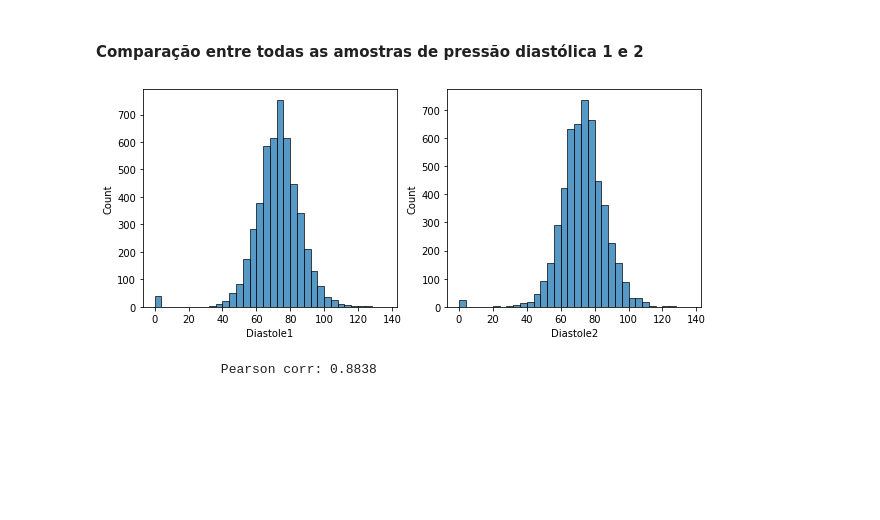
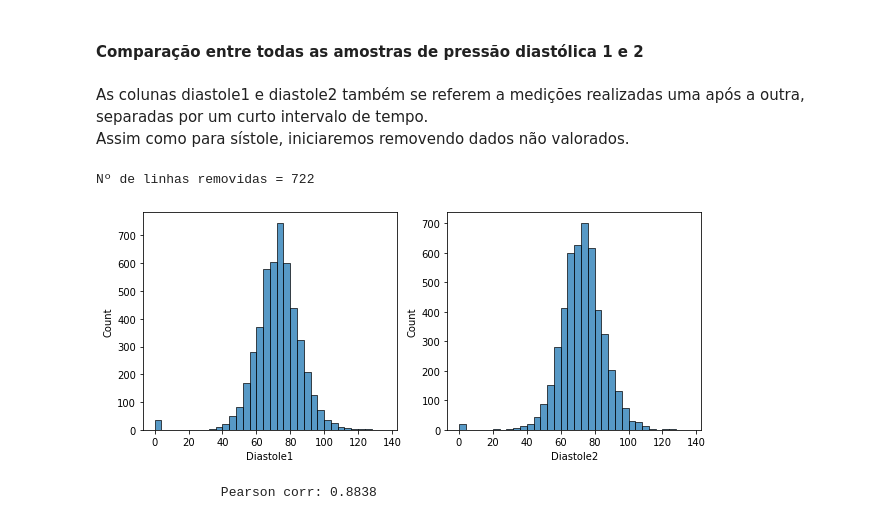
Before and after one commit to vitorp4/Ciencia-de-Dados, a Jupyter notebook: Projeto1.ipynb, the cells around one changed output. Drawn from its saved outputs; the diff is of its cells as text; code cells hidden in the pictures; blank space fills up the shorter version.

```diff
--- a/Projeto1.ipynb
+++ b/Projeto1.ipynb
@@ -210,3 +298,0 @@ Ttest_indResult(statistic=-4.8837446493293974, pvalue=1.1902037109399753e-06)
-# %%
-df['BMI_Intervals'] = pd.cut(df['BMI'], [10,18.5,24.5,30,40,90], labels=['-18.5','18.5-24.5','24.5-30','30-40','40+'])
-sns.countplot(data=df, x='BMI_Intervals');
@@ -238,11 +308,19 @@ MannwhitneyuResult(statistic=11083.0, pvalue=1.0961659575658842e-10)
 ## Analisando as medidas de pressão diastólica
 # %% [markdown]
 #### Comparação entre todas as amostras de pressão diastólica 1 e 2
+# %% [markdown]
+As colunas diastole1 e diastole2 também se referem a medições realizadas uma após a outra, separadas por um curto intervalo de tempo. \
+Assim como para sístole, iniciaremos removendo dados não valorados.
+# %%
+df2 = df[(df['Diastole1'].notna()) & (df['Diastole2'].notna())]
+print('Nº de linhas removidas = {}'.format(df.shape[0] - df2.shape[0]))
+# %% [output]
+Nº de linhas removidas = 722
 # %%
 fig, axes = plt.subplots(1,2, figsize=(10,4), sharex=True)
-sns.histplot(data=df, x='Diastole1', binwidth=4, ax=axes[0])
-sns.histplot(data=df, x='Diastole2', binwidth=4, ax=axes[1])
+sns.histplot(data=df2, x='Diastole1', binwidth=4, ax=axes[0])
+sns.histplot(data=df2, x='Diastole2', binwidth=4, ax=axes[1])
 plt.show()
 # %% [output]
-[figure, old version]
+[figure, new version]
 # %%
```
Also changed, not shown: parts of 62 cells of this notebook.
